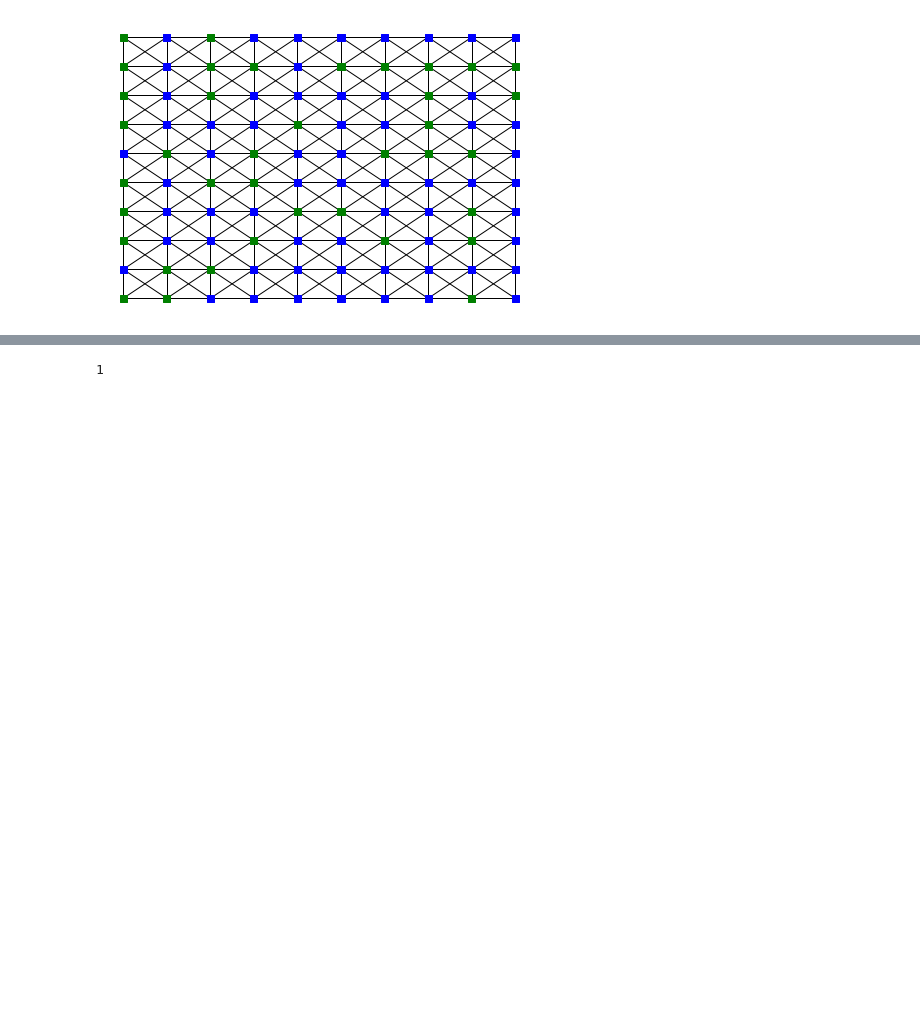
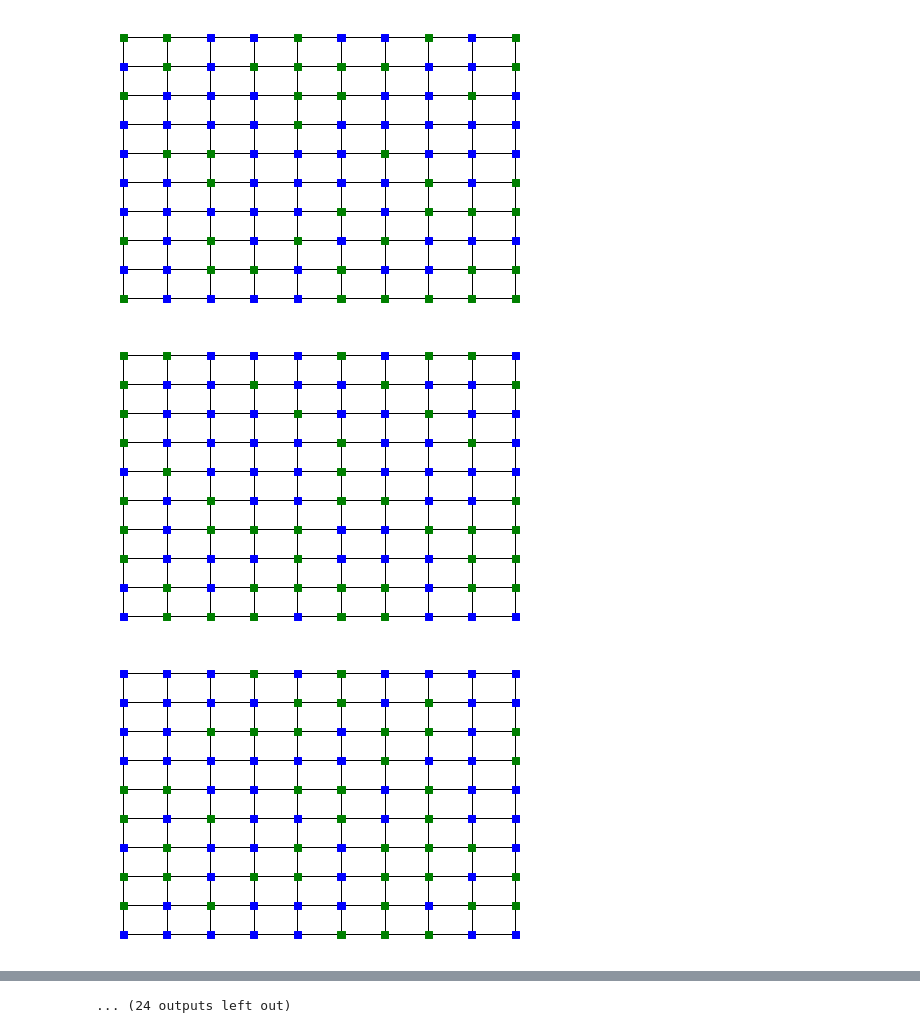
Before and after one commit to vrdi/Week6Capy, a Jupyter notebook: grid_minority_distributions_pop100pernode.ipynb, the cells around one changed output, grey strips where cells are left out. Drawn from its saved outputs; the diff is of its cells as text; code cells hidden in the pictures; blank space fills up the shorter version.

```diff
--- a/grid_minority_distributions_pop100pernode.ipynb
+++ b/grid_minority_distributions_pop100pernode.ipynb
@@ -7,9 +7,6 @@ import networkx as nx
 import matplotlib.pyplot as plt
 import numpy as np
 
-cluster_within_param = 0
-cluster_adjacent_param = 0
-
 gn = 5
 k = 2
 ns = 50
@@ -17,19 +14,24 @@ p = 0.2
 
 dual_graph_list = []
 
-for i in range(1):
+import itertools
+
+#For multiplicative weights
+for cluster_within_param, cluster_adjacent_param in itertools.product([-1,-0.5,0,0.5,1,2],[-1,-0.5,0,0.5,1,2]):
+#For exponential weights
+#for cluster_within_param, cluster_adjacent_param in itertools.product([0,0.5,1,1.5,2],[0,0.5,1,1.5,2]):
 
     graph = nx.grid_graph([k * gn, k * gn])
 
     # this part adds queen adjacency
-    for i in range(k*gn-1):
-        for j in range(k*gn):
-            if j<(k*gn-1):
-                graph.add_edge((i,j),(i+1,j+1))
-                graph[(i,j)][(i+1,j+1)]["shared_perim"]=0
-            if j >0:
-                graph.add_edge((i,j),(i+1,j-1))
-                graph[(i,j)][(i+1,j-1)]["shared_perim"]=0
+#     for i in range(k*gn-1):
+#         for j in range(k*gn):
+#             if j<(k*gn-1):
+#                 graph.add_edge((i,j),(i+1,j+1))
+#                 graph[(i,j)][(i+1,j+1)]["shared_perim"]=0
+#             if j >0:
+#                 graph.add_edge((i,j),(i+1,j-1))
+#                 graph[(i,j)][(i+1,j-1)]["shared_perim"]=0
 
 
     #make all people majority
@@ -47,7 +49,6 @@ for i in range(1):
     #Pick p percent of people to be purple
 
     for i in range(int(p*100*len(graph.nodes()))):
-    #for i in range(1):
         population = []
         weights = []
 
@@ -58,40 +59,42 @@ for i in range(1):
             if graph.nodes[n]["minority"] < 100:
                 population.append(n)
                 minority_within = graph.nodes[n]["minority"]
+                #multiplicative weights
+                weights.append((minority_within+1)**cluster_within_param + (minority_adjacent+1)**cluster_adjacent_param)
                 #exponential weights
                 #weights.append(cluster_within_param**minority_within + cluster_adjacent_param**minority_adjacent)
-                #multiplicative weights
-                weights.append((minority_within+1)**cluster_within_param + (minority_adjacent+1)**cluster_adjacent_param)
         sample = random.choices(population, weights)
         graph.node[sample[0]]["majority"] -= 1
         graph.node[sample[0]]["minority"] += 1
 
     cdict = {}
     for n in graph.nodes():
         if graph.node[n]["minority"] > 80:
             cdict.update({graph.node[n]["minority"]: "red"})
         elif graph.node[n]["minority"] > 60:
             cdict.update({graph.node[n]["minority"]: "orange"})
         elif graph.node[n]["minority"] > 40:
             cdict.update({graph.node[n]["minority"]: "yellow"})
         elif graph.node[n]["minority"] > 20:
             cdict.update({graph.node[n]["minority"]: "green"})
         elif graph.node[n]["minority"] > 0:
             cdict.update({graph.node[n]["minority"]: "blue"})
         else:
             cdict.update({graph.node[n]["minority"]: "black"})
 
 
     plt.figure()
     nx.draw(
         graph,
         pos={x: x for x in graph.nodes()},
         node_color=[cdict[graph.node[x]["minority"]] for x in graph.nodes()],
         #node_color=range(100), cmap=plt.cm.Blues,
         node_size=ns,
         node_shape="s",
     )
     plt.show()
     dual_graph_list.append(graph)
 # %% [output]
-[figure, old version]
+[figure, new version]
+[figure, added]
+[figure, added]
@@ -98,4 +110 @@ for i in range(1):
+... (24 outputs left out)
-# %%
-range(10)[1]
-# %% [output]
-1
```
Also changed, not shown: parts of 2 cells of this notebook.
